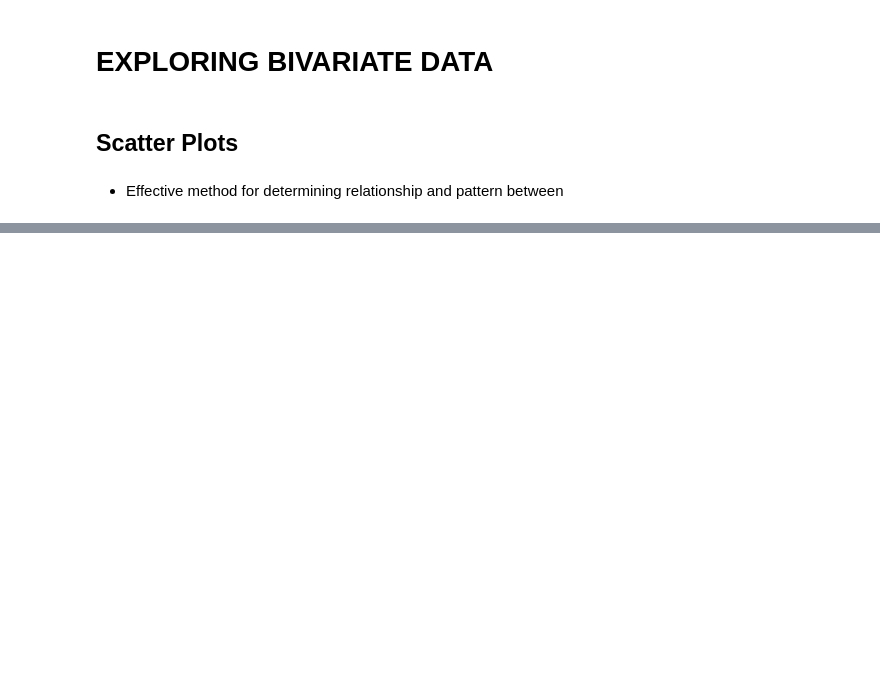
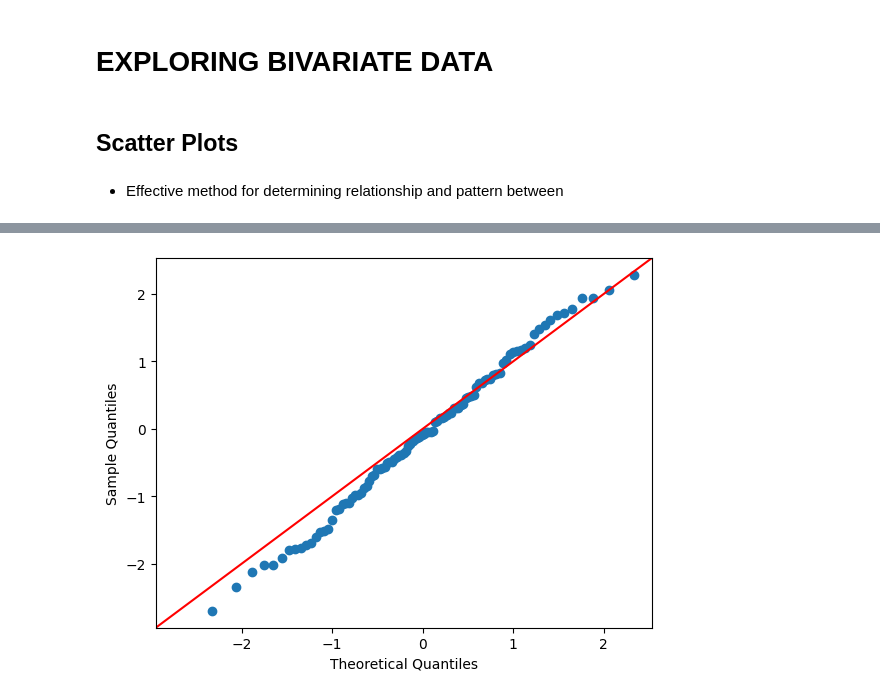
Before and after one commit to FirefoxSRV/The_Code_Colosseum, a Jupyter notebook: Foundations of DS/pandas_practice.ipynb, the cells around one changed output, grey strips where cells are left out. Drawn from its saved outputs; the diff is of its cells as text; code cells hidden in the pictures; blank space fills up the shorter version.

```diff
--- a/Foundations of DS/pandas_practice.ipynb
+++ b/Foundations of DS/pandas_practice.ipynb
@@ -129,0 +280,16 @@ Eg: Stem chart while grading. You can see each studennt's score ....but using hi
+# %%
+import numpy as np
+import statsmodels.api as sm
+import pylab as py
+
+# np.random generates different random numbers
+# whenever the code is executed
+# Note: When you execute the same code
+
+# Random data points generated
+data_points = np.random.normal(0, 1, 100)
+
+sm.qqplot(data_points, line ='45')
+py.show()
+# %% [output]
+[figure, added]
```
Also changed, not shown: parts of 33 cells of this notebook.
